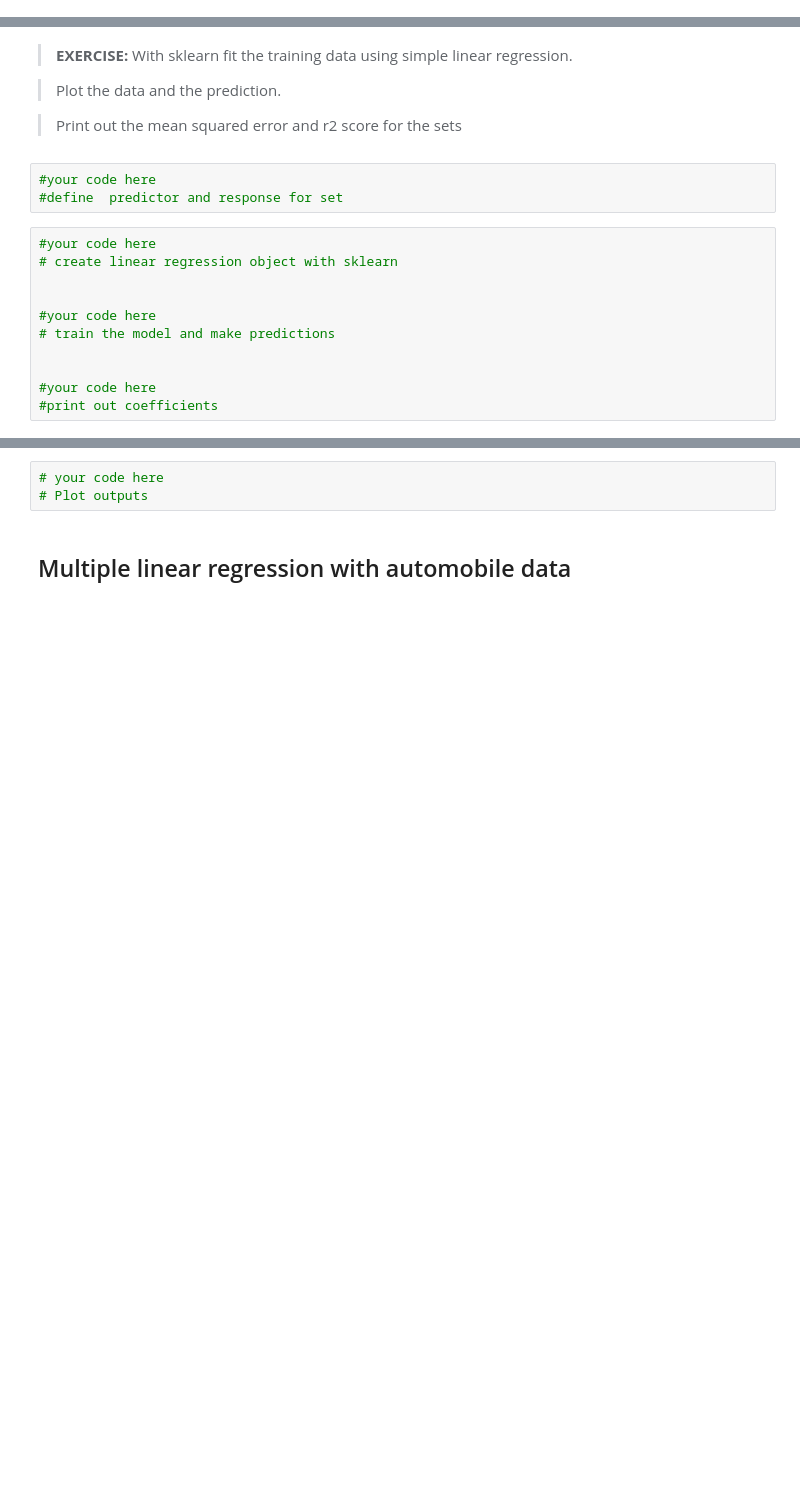
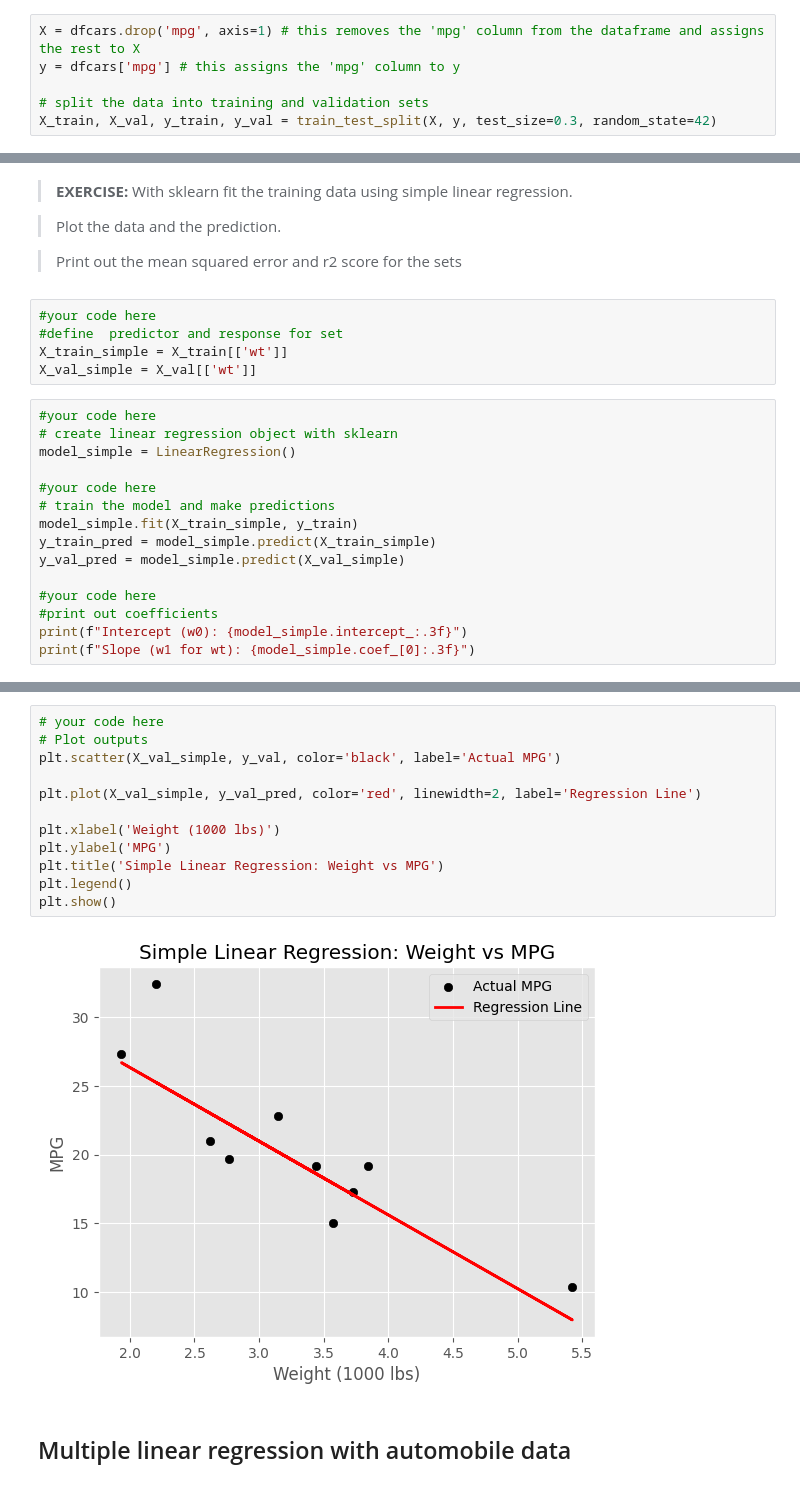
Before and after one commit to MatthewMcCarthy1/machine-learning-labs, a Jupyter notebook: Lab 2/LinearRegressionLab.ipynb, the cells around one changed output, grey strips where cells are left out. Cells and saved outputs as stored; diff of their text form; blank space fills up the shorter version.

Commit message:
feat(lab2): implement simple linear regression for car mpg prediction using weight

```diff
--- a/Lab 2/LinearRegressionLab.ipynb
+++ b/Lab 2/LinearRegressionLab.ipynb
@@ -341,6 +341,12 @@ dfcars.head()
 | 4 | Hornet Sportabout | 18.7 | 8 | 360.0 | 175 | 3.15 | 3.440 | 17.02 | 0 | 0 | 3 | ... |
 # %% [markdown]
 Split your data into a training set and a validation set
+# %%
+X = dfcars.drop('mpg', axis=1) # this removes the 'mpg' column from the dataframe and assigns the rest to X
+y = dfcars['mpg'] # this assigns the 'mpg' column to y
+
+# split the data into training and validation sets
+X_train, X_val, y_train, y_val = train_test_split(X, y, test_size=0.3, random_state=42)
 # %% [markdown]
 We need to choose the variables that we think will be good predictors for the dependent variable `mpg`.
 
@@ -356,14 +362,20 @@ We need to choose the variables that we think will be good predictors for the de
 # %%
 #your code here
 #define  predictor and response for set
+X_train_simple = X_train[['wt']]
+X_val_simple = X_val[['wt']]
 # %%
 #your code here
 # create linear regression object with sklearn
-
+model_simple = LinearRegression()
 
 #your code here
 # train the model and make predictions
-
+model_simple.fit(X_train_simple, y_train)
+y_train_pred = model_simple.predict(X_train_simple)
+y_val_pred = model_simple.predict(X_val_simple)
 
 #your code here
 #print out coefficients
+print(f"Intercept (w0): {model_simple.intercept_:.3f}")
+print(f"Slope (w1 for wt): {model_simple.coef_[0]:.3f}")
@@ -370,6 +385,17 @@ We need to choose the variables that we think will be good predictors for the de
 # %%
 # your code here
 # Plot outputs
+plt.scatter(X_val_simple, y_val, color='black', label='Actual MPG')
+
+plt.plot(X_val_simple, y_val_pred, color='red', linewidth=2, label='Regression Line')
+
+plt.xlabel('Weight (1000 lbs)')
+plt.ylabel('MPG')
+plt.title('Simple Linear Regression: Weight vs MPG')
+plt.legend()
+plt.show()
+# %% [output]
+[figure, added]
 # %% [markdown]
 ## Multiple linear regression with automobile data
 # %% [markdown]
```
Also changed, not shown: parts of 3 cells of this notebook.
